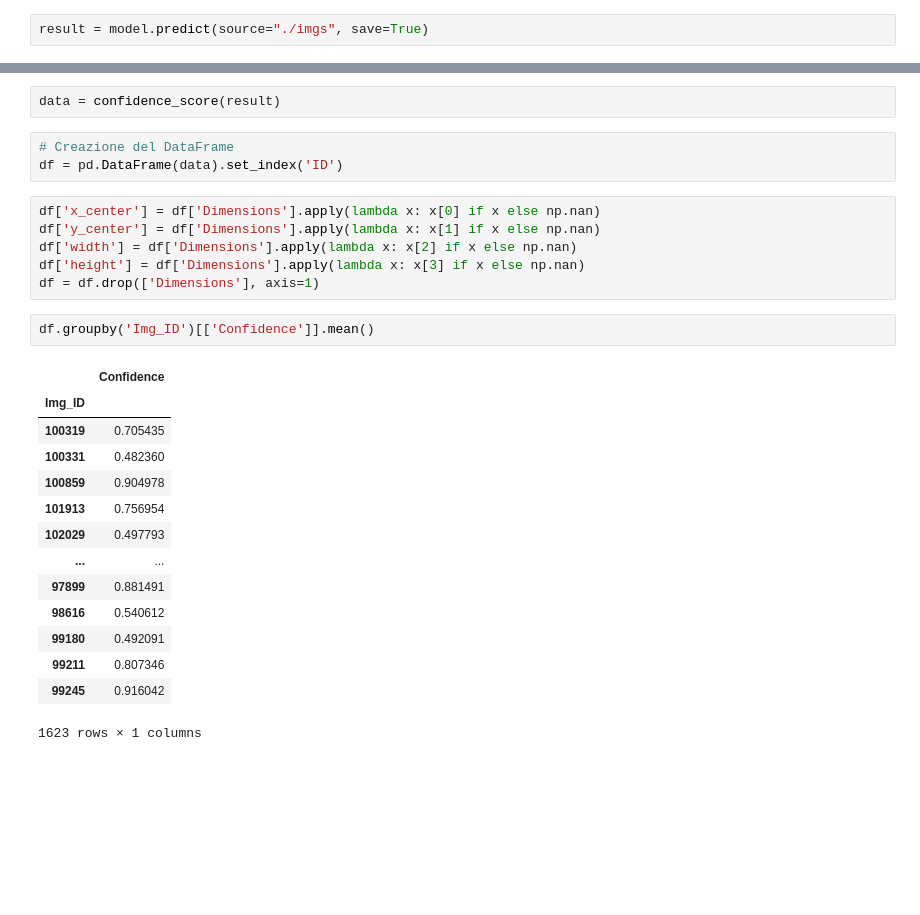
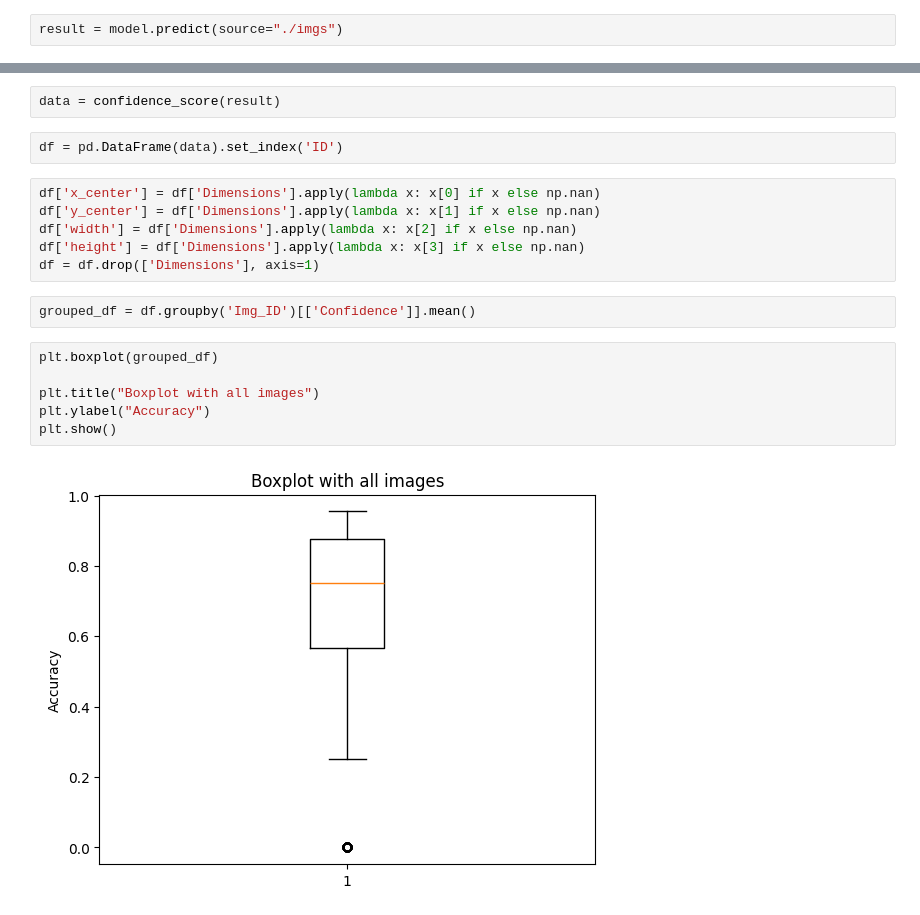
Before and after one commit to federicopaschetta/FemaleObjectificationInMovies, a Jupyter notebook: yolo_analysis.ipynb, the cells around one changed output, grey strips where cells are left out. Drawn from its saved outputs; the diff is of its cells as text; blank space fills up the shorter version.

Commit message:
added boxplot for all images

```diff
--- a/yolo_analysis.ipynb
+++ b/yolo_analysis.ipynb
@@ -112,7 +43,7 @@ Error in download of http://images.cocodataset.org/train2017/000000100209.jpg: <
 # %%
 model = YOLO("yolo11n.pt")
 # %%
-result = model.predict(source="./imgs", save=True)
+result = model.predict(source="./imgs")
 # %% [output]
 WARNING  inference results will accumulate in RAM unless `stream=True` is passed, causing potential out-of-memory
 errors for large sources or long-running streams and videos. See https://docs.ultralytics.com/modes/predict/ for help.
@@ -167,7 +98,6 @@ def confidence_score(result_img):
 # %%
 data = confidence_score(result)
 # %%
-# Creazione del DataFrame
 df = pd.DataFrame(data).set_index('ID')
 # %%
 df['x_center'] = df['Dimensions'].apply(lambda x: x[0] if x else np.nan)
@@ -176,19 +106,12 @@ df['width'] = df['Dimensions'].apply(lambda x: x[2] if x else np.nan)
 df['height'] = df['Dimensions'].apply(lambda x: x[3] if x else np.nan)
 df = df.drop(['Dimensions'], axis=1)
 # %%
-df.groupby('Img_ID')[['Confidence']].mean()
+grouped_df = df.groupby('Img_ID')[['Confidence']].mean()
-# %% [output]
-|  | Confidence |
-| Img_ID |  |
-| 100319 | 0.705435 |
-| 100331 | 0.482360 |
-| 100859 | 0.904978 |
-| 101913 | 0.756954 |
-| 102029 | 0.497793 |
-| ... | ... |
-| 97899 | 0.881491 |
-| 98616 | 0.540612 |
-| 99180 | 0.492091 |
-| 99211 | 0.807346 |
-| 99245 | 0.916042 |
-1623 rows × 1 columns
+# %%
+plt.boxplot(grouped_df)
+
+plt.title("Boxplot with all images")
+plt.ylabel("Accuracy")
+plt.show()
+# %% [output]
+[figure, added]
```
Also changed, not shown: parts of 6 cells of this notebook.
